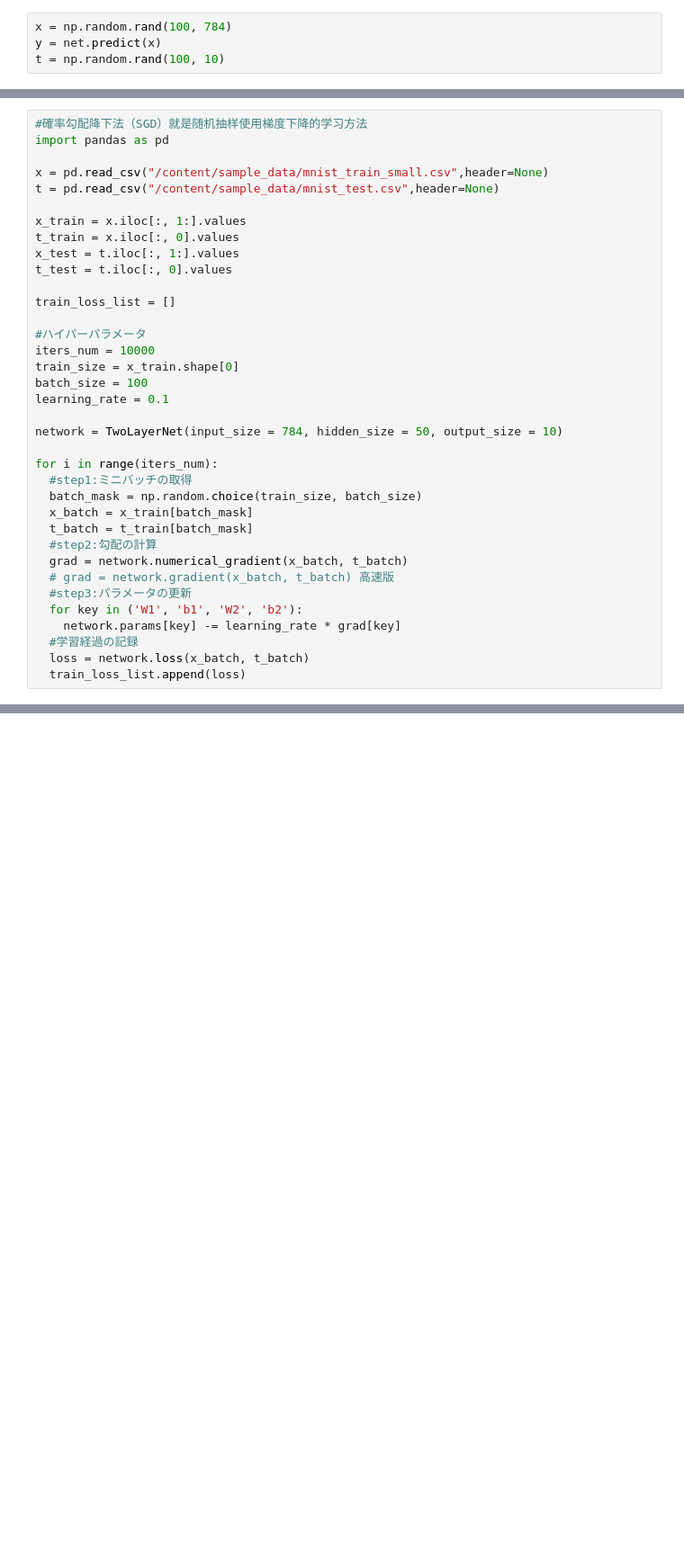
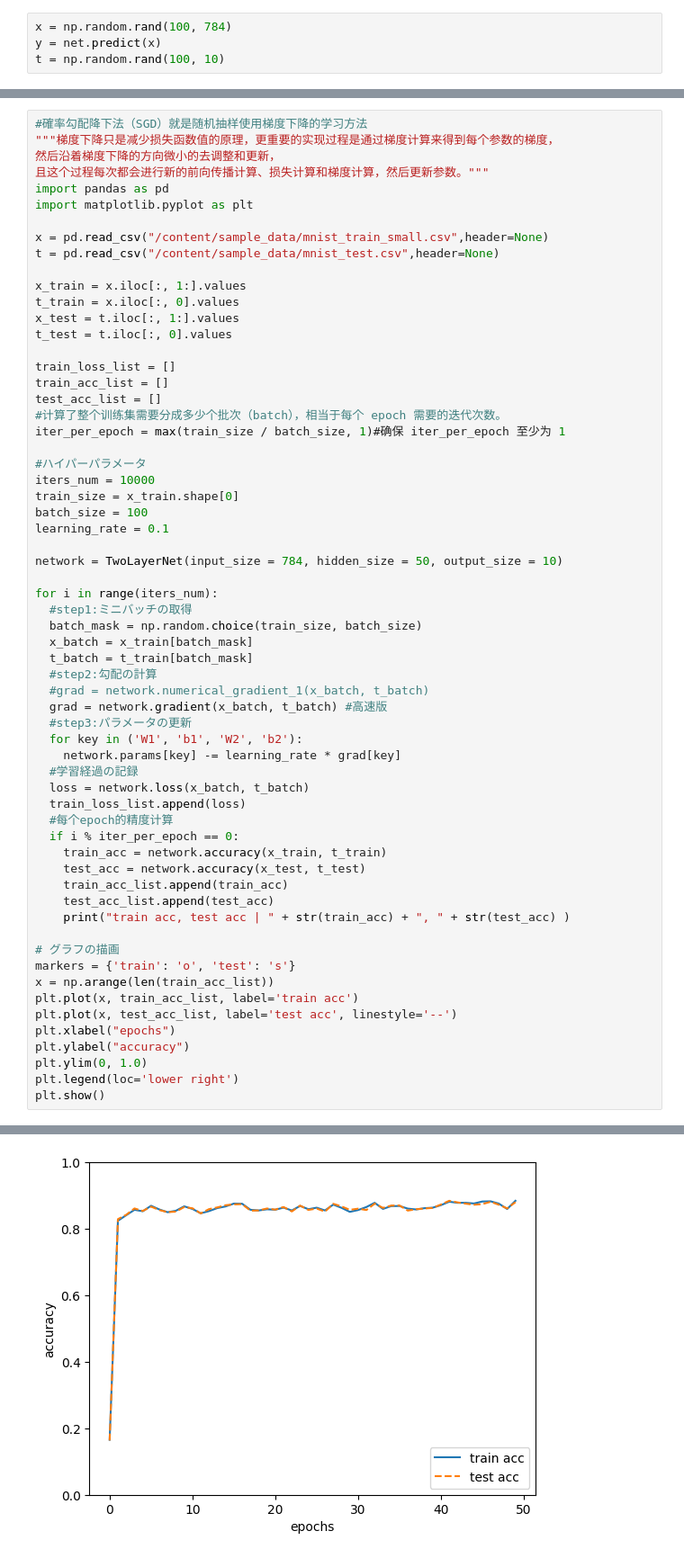
Before and after one commit to zz231008/-deeplearning, a Jupyter notebook: Chapter4.ipynb, the cells around one changed output, grey strips where cells are left out. Shown: that part at 90% size. Drawn from its saved outputs; the diff is of its cells as text; blank space fills up the shorter version.

```diff
--- a/Chapter4.ipynb
+++ b/Chapter4.ipynb
@@ -574,6 +607,10 @@ TypeError: TwoLayerNet.cross_entropy_error() takes 2 positional arguments but 3
 # %%
 #確率勾配降下法（SGD）就是随机抽样使用梯度下降的学习方法
+"""梯度下降只是减少损失函数值的原理，更重要的实现过程是通过梯度计算来得到每个参数的梯度，
+然后沿着梯度下降的方向微小的去调整和更新，
+且这个过程每次都会进行新的前向传播计算、损失计算和梯度计算，然后更新参数。"""
 import pandas as pd
+import matplotlib.pyplot as plt
 
 x = pd.read_csv("/content/sample_data/mnist_train_small.csv",header=None)
 t = pd.read_csv("/content/sample_data/mnist_test.csv",header=None)
@@ -584,6 +621,10 @@ x_test = t.iloc[:, 1:].values
 t_test = t.iloc[:, 0].values
 
 train_loss_list = []
+train_acc_list = []
+test_acc_list = []
+#计算了整个训练集需要分成多少个批次（batch），相当于每个 epoch 需要的迭代次数。
+iter_per_epoch = max(train_size / batch_size, 1)#确保 iter_per_epoch 至少为 1
 
 #ハイパーパラメータ
 iters_num = 10000
@@ -599,12 +640,30 @@ for i in range(iters_num):
   x_batch = x_train[batch_mask]
   t_batch = t_train[batch_mask]
   #step2:勾配の計算
-  grad = network.numerical_gradient(x_batch, t_batch)
-  # grad = network.gradient(x_batch, t_batch) 高速版
+  #grad = network.numerical_gradient_1(x_batch, t_batch)
+  grad = network.gradient(x_batch, t_batch) #高速版
   #step3:パラメータの更新
   for key in ('W1', 'b1', 'W2', 'b2'):
     network.params[key] -= learning_rate * grad[key]
   #学習経過の記録
   loss = network.loss(x_batch, t_batch)
   train_loss_list.append(loss)
+  #每个epoch的精度计算
+  if i % iter_per_epoch == 0:
+    train_acc = network.accuracy(x_train, t_train)
+    test_acc = network.accuracy(x_test, t_test)
+    train_acc_list.append(train_acc)
+    test_acc_list.append(test_acc)
+    print("train acc, test acc | " + str(train_acc) + ", " + str(test_acc) )
+
+# グラフの描画
+markers = {'train': 'o', 'test': 's'}
+x = np.arange(len(train_acc_list))
+plt.plot(x, train_acc_list, label='train acc')
+plt.plot(x, test_acc_list, label='test acc', linestyle='--')
+plt.xlabel("epochs")
+plt.ylabel("accuracy")
+plt.ylim(0, 1.0)
+plt.legend(loc='lower right')
+plt.show()
 # %% [output]
@@ -611,0 +688 @@ TypeError: TwoLayerNet.cross_entropy_error() takes 2 positional arguments but 3
+[figure, added]
```
Also changed, not shown: parts of 3 cells of this notebook.
